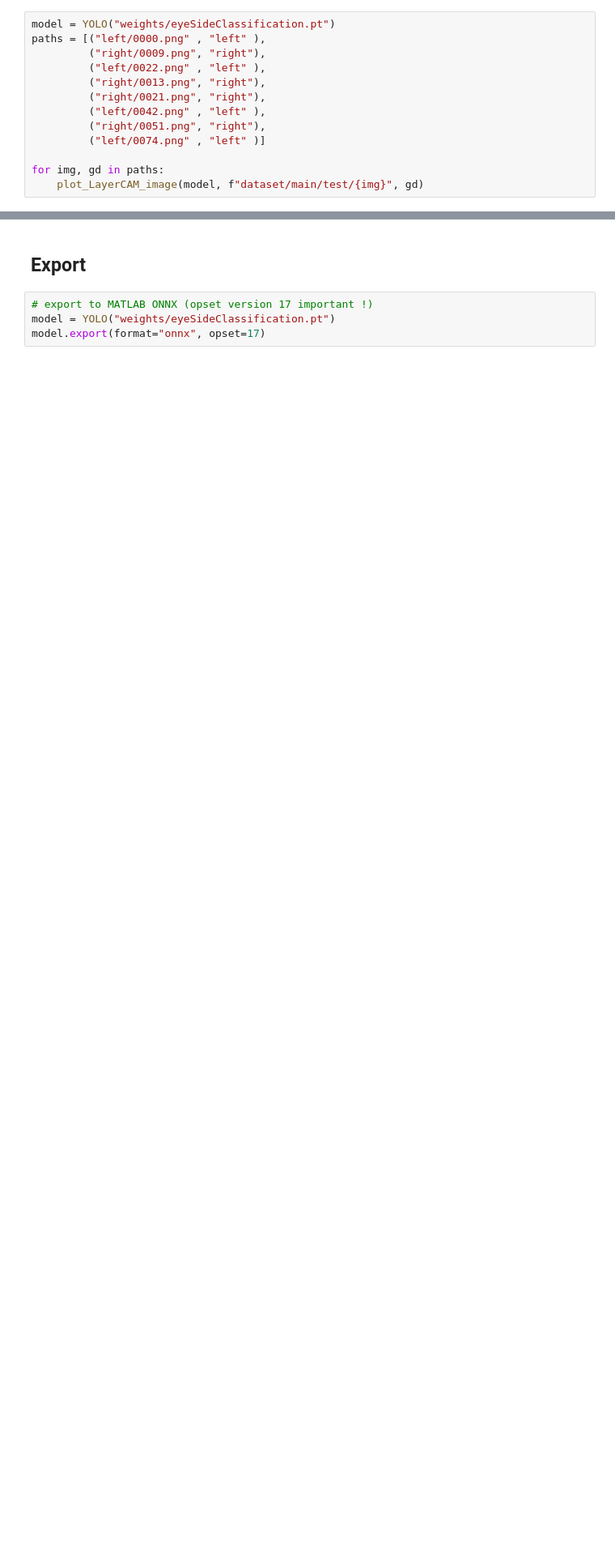
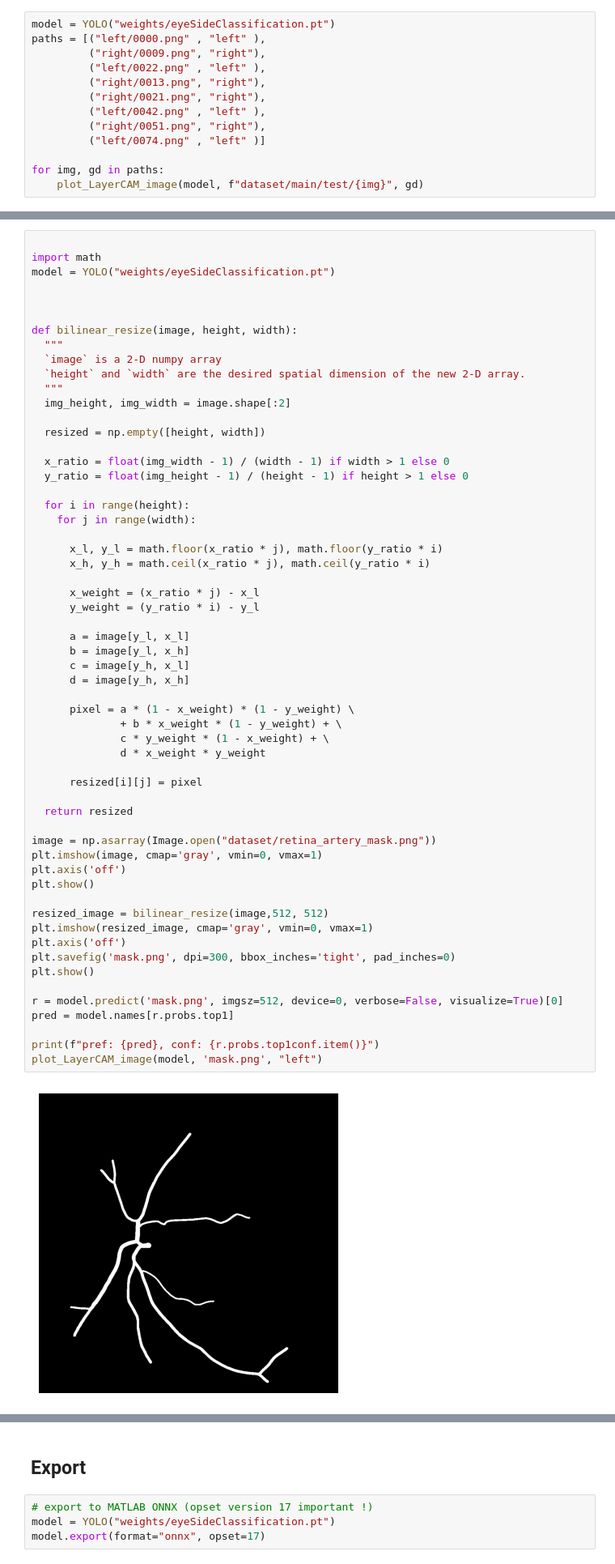
Before and after one commit to DigitalHolography/LeftRightEyeClassification, a Jupyter notebook: train.ipynb, the cells around one changed output, grey strips where cells are left out. Shown at 81% size. Cells and saved outputs as stored; diff of their text form; blank space fills up the shorter version.

```diff
--- a/train.ipynb
+++ b/train.ipynb
@@ -170,3 +171,63 @@ plot_LayerCAM_image(model, "dataset/main/test/right/0069.png", "right")
 # %% [output]
 Saving C:\Users\Zarichne\Documents\EyeSideClassification\runs\classify\0069\0069_cam-8.jpg... (LayerCAM)
 [figure]
+# %%
+
+import math
+model = YOLO("weights/eyeSideClassification.pt")
+
+
+
+def bilinear_resize(image, height, width):
+  """
+  `image` is a 2-D numpy array
+  `height` and `width` are the desired spatial dimension of the new 2-D array.
+  """
+  img_height, img_width = image.shape[:2]
+
+  resized = np.empty([height, width])
+
+  x_ratio = float(img_width - 1) / (width - 1) if width > 1 else 0
+  y_ratio = float(img_height - 1) / (height - 1) if height > 1 else 0
+
+  for i in range(height):
+    for j in range(width):
+
+      x_l, y_l = math.floor(x_ratio * j), math.floor(y_ratio * i)
+      x_h, y_h = math.ceil(x_ratio * j), math.ceil(y_ratio * i)
+
+      x_weight = (x_ratio * j) - x_l
+      y_weight = (y_ratio * i) - y_l
+
+      a = image[y_l, x_l]
+      b = image[y_l, x_h]
+      c = image[y_h, x_l]
+      d = image[y_h, x_h]
+
+      pixel = a * (1 - x_weight) * (1 - y_weight) \
+              + b * x_weight * (1 - y_weight) + \
+              c * y_weight * (1 - x_weight) + \
+              d * x_weight * y_weight
+
+      resized[i][j] = pixel
+
+  return resized
+
+image = np.asarray(Image.open("dataset/retina_artery_mask.png"))
+plt.imshow(image, cmap='gray', vmin=0, vmax=1)
+plt.axis('off')
+plt.show()
+
+resized_image = bilinear_resize(image,512, 512)
+plt.imshow(resized_image, cmap='gray', vmin=0, vmax=1)
+plt.axis('off')
+plt.savefig('mask.png', dpi=300, bbox_inches='tight', pad_inches=0)
+plt.show()
+
+r = model.predict('mask.png', imgsz=512, device=0, verbose=False, visualize=True)[0]
+pred = model.names[r.probs.top1]
+
+print(f"pref: {pred}, conf: {r.probs.top1conf.item()}")
+plot_LayerCAM_image(model, 'mask.png', "left")
+# %% [output]
+[figure, added]
```
Also changed, not shown: parts of 3 cells of this notebook, 8 other files.
